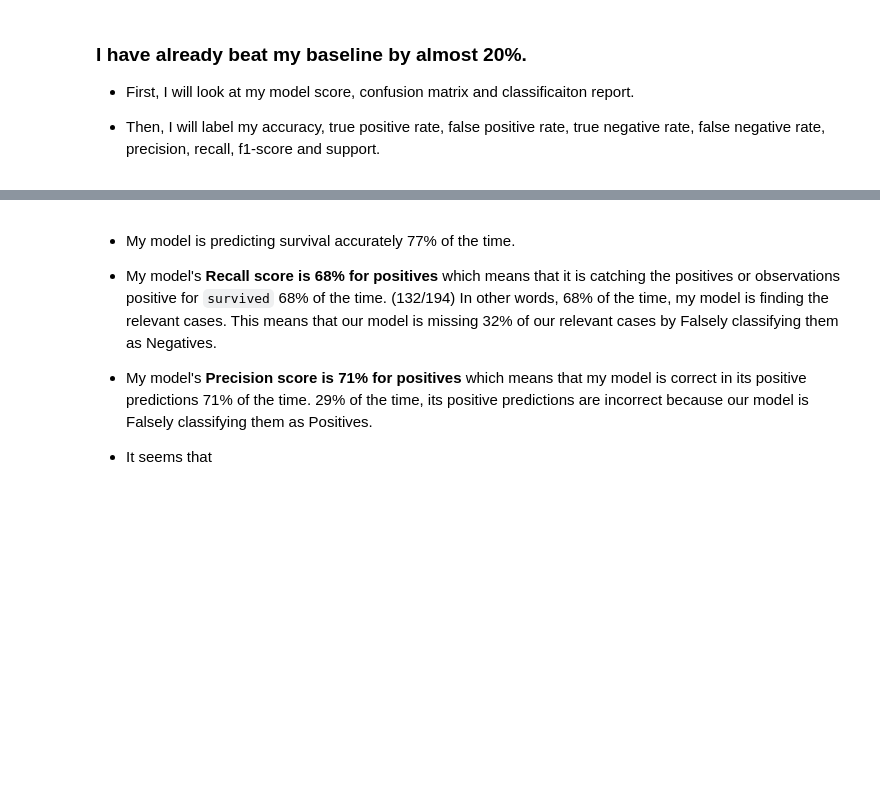
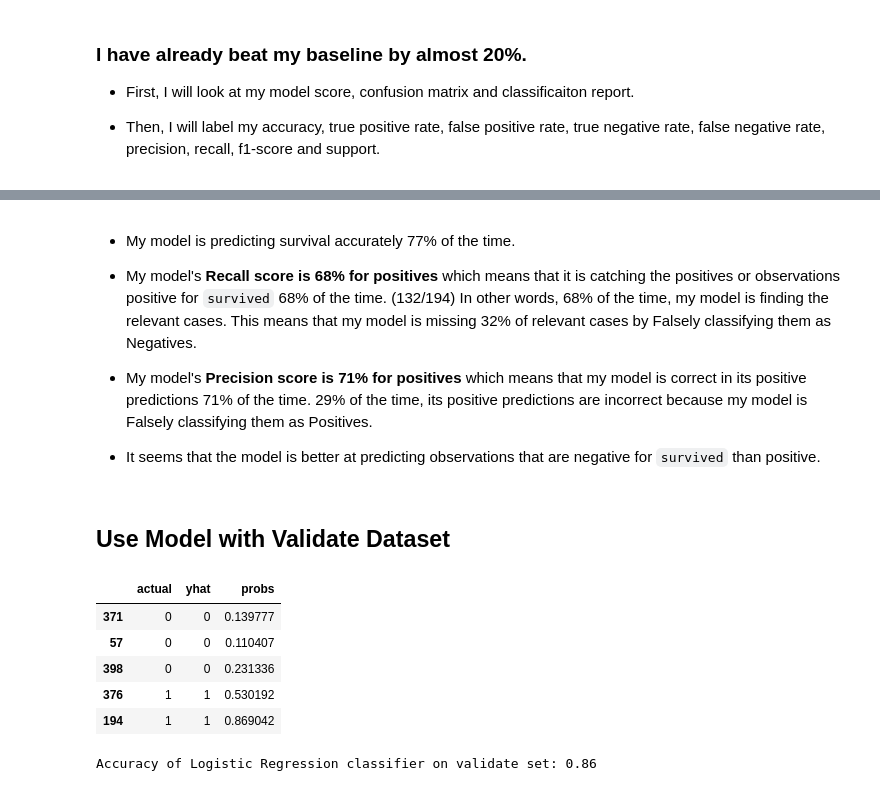
Before and after one commit to faithkane3/ds-methodologies-exercises, a Jupyter notebook: classification/logistic_regression_exercises.ipynb, the cells around one changed output, grey strips where cells are left out. Cells and saved outputs as stored; diff of their text form; code cells hidden in the pictures; blank space fills up the shorter version.

```diff
--- a/classification/logistic_regression_exercises.ipynb
+++ b/classification/logistic_regression_exercises.ipynb
@@ -164,10 +166,29 @@ weighted avg       0.77      0.77      0.77       501
 - My model is predicting survival accurately 77% of the time.
 
 
-- My model's **Recall score is 68% for positives** which means that it is  catching the positives or observations positive for `survived` 68%  of the time.  (132/194) In other words, 68% of the time, my model is finding the relevant cases. This means that our model is missing 32% of our relevant cases by Falsely classifying them as Negatives.
+- My model's **Recall score is 68% for positives** which means that it is  catching the positives or observations positive for `survived` 68%  of the time.  (132/194) In other words, 68% of the time, my model is finding the relevant cases. This means that my model is missing 32% of relevant cases by Falsely classifying them as Negatives.
 
 
-- My model's **Precision score is 71% for positives** which means that my model is correct in its positive predictions 71% of the time. 29% of the time, its positive predictions are incorrect because our model is Falsely classifying them as Positives.
+- My model's **Precision score is 71% for positives** which means that my model is correct in its positive predictions 71% of the time. 29% of the time, its positive predictions are incorrect because my model is Falsely classifying them as Positives.
 
 
-- It seems that
+- It seems that the model is better at predicting observations that are negative for `survived` than positive.
+# %% [markdown]
+## Use Model with Validate Dataset
+# %%
+eval_df = validate[['survived']].rename(columns={'survived': 'actual'})
+eval_df['yhat'] = logit.predict(X_validate)
+eval_df['probs'] = logit.predict_proba(X_validate)[:, 1]
+eval_df.head()
+# %% [output]
+|  | actual | yhat | probs |
+| 371 | 0 | 0 | 0.139777 |
+| 57 | 0 | 0 | 0.110407 |
+| 398 | 0 | 0 | 0.231336 |
+| 376 | 1 | 1 | 0.530192 |
+| 194 | 1 | 1 | 0.869042 |
+# %%
+print('Accuracy of Logistic Regression classifier on validate set: {:.2f}'
+     .format(logit.score(X_validate, y_validate)))
+# %% [output]
+Accuracy of Logistic Regression classifier on validate set: 0.86
```
Also changed, not shown: parts of 21 cells of this notebook, 1 other file.
